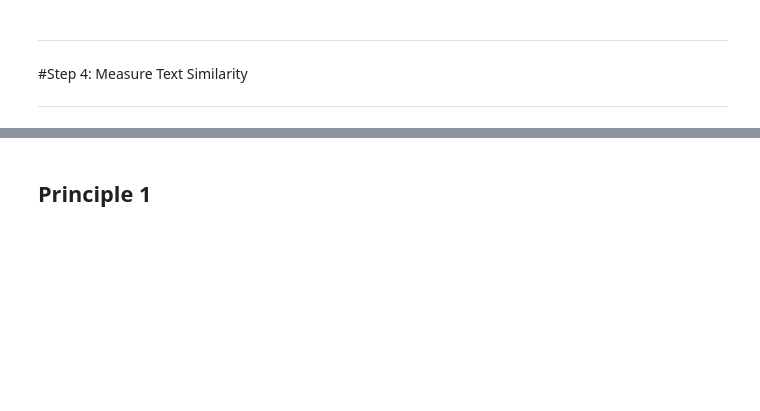
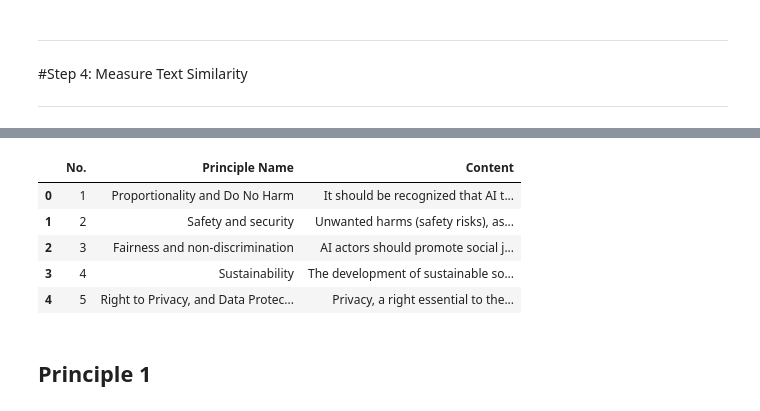
Before and after one commit to Kensuzuki95/Corporate_AI_Ethics_Guideline_Analysis, a Jupyter notebook: Document_Analysis.ipynb, the cells around one changed output, grey strips where cells are left out. Cells and saved outputs as stored; diff of their text form; code cells hidden in the pictures; blank space fills up the shorter version.

Commit message:
Saved for completing Principle #1

```diff
--- a/Document_Analysis.ipynb
+++ b/Document_Analysis.ipynb
@@ -144,2 +175,16 @@ text_data.head()
+# %%
+# Load UNESCO's AI Ethics Principles Dataset
+url_2 = ("https://raw.githubusercontent.com/Kensuzuki95/Corporate_AI_Ethics_Guideline_Analysis/main/Dataset/UNESCO_AI_Ethics_Principles.csv")
+download = requests.get(url_2).content
+
+principles = pd.read_csv(io.StringIO(download.decode('utf-8')))
+principles.head()
+# %% [output]
+|  | No. | Principle Name | Content |
+| 0 | 1 | Proportionality and Do No Harm | It should be recognized that AI t... |
+| 1 | 2 | Safety and security | Unwanted harms (safety risks), as... |
+| 2 | 3 | Fairness and non-discrimination | AI actors should promote social j... |
+| 3 | 4 | Sustainability | The development of sustainable so... |
+| 4 | 5 | Right to Privacy, and Data Protec... | Privacy, a right essential to the... |
 # %% [markdown]
 ## Principle 1
```
Also changed, not shown: parts of 15 cells of this notebook.
